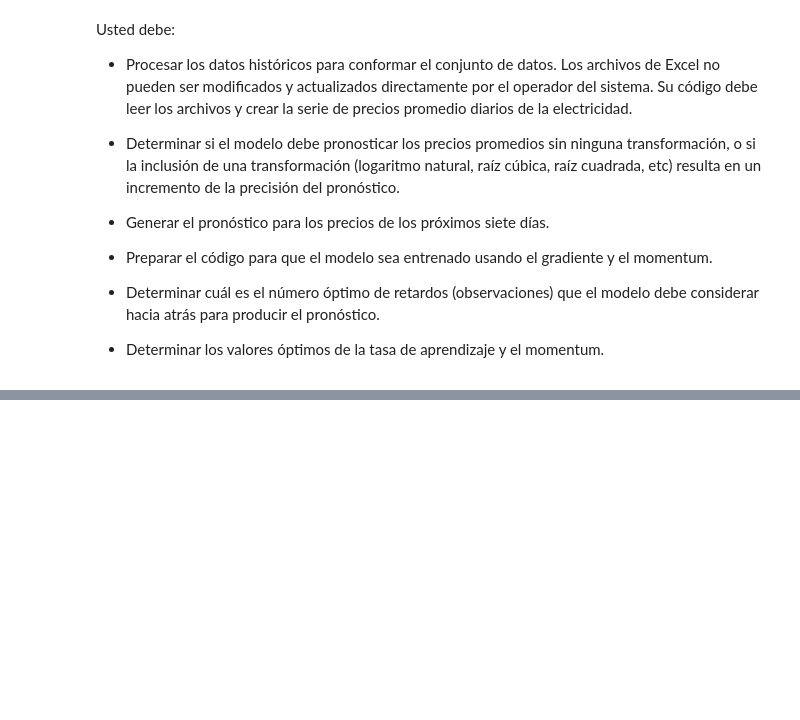
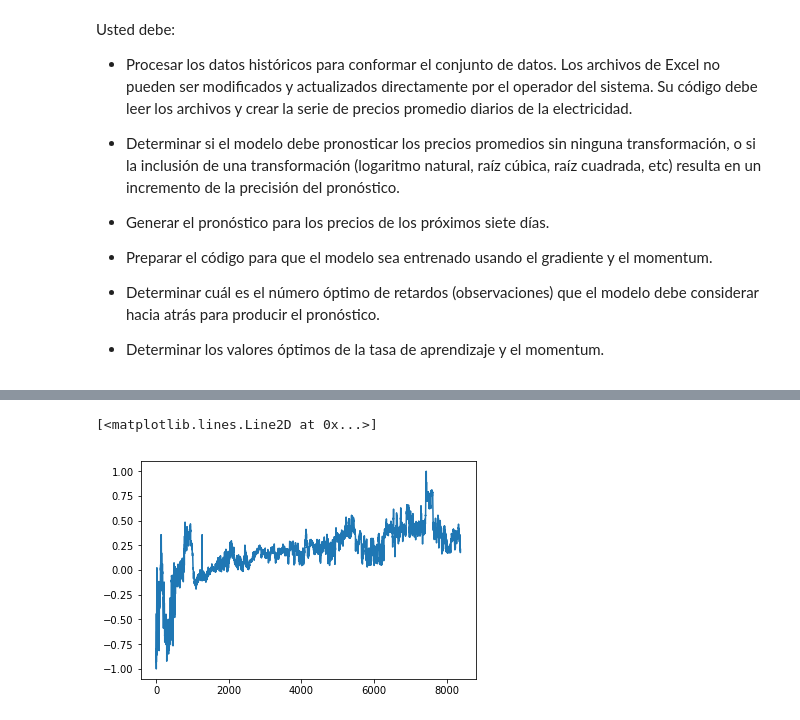
Before and after one commit to ann-2018-03/evaluacion-DavidChaMun, a Jupyter notebook: 01-precios.ipynb, the cells around one changed output, grey strips where cells are left out. Saved outputs shown, nothing was run; the diff lists cells and outputs as text; code cells hidden in the pictures; blank space fills up the shorter version.

Commit message:
Data cleaned and first model trained

```diff
--- a/01-precios.ipynb
+++ b/01-precios.ipynb
@@ -78,0 +91,15 @@ data = cea
+# %%
+nans = sum(pd.isnull(data).sum().values)
+nans_per = 1 - (len(data.index) - nans) / len(data.index)
+
+"""
+    3% of the data are NaNs, since the porcentage is not so big
+    3% < 5%, which is a common confidence value, it is mostly safe
+    to delete the rows where NaNs are present without inquiring in bias
+    print(str(nans_per * 100) + "%")
+"""
+
+data.dropna(how="any", inplace=True)
+data.reset_index(drop=True)
+print("Number of rows left: " + str(len(data.index)))
+data.tail()
@@ -78,0 +115,23 @@ data = cea
+# %%
+"""
+    With the nans out of the way, the next step is calculate the means per row
+    to form the series of daily mean prices
+"""
+
+mean_prices = data.sum(axis=1) / (len(data.columns))
+# %%
+#plt.plot(mean_prices)
+#plt.plot(np.sqrt(mean_prices))
+#plt.plot(np.power(mean_prices, 1/3))
+
+
+
+d = np.log(mean_prices.values)
+d = d.tolist()
+b = max(d)
+a = min(d)
+d = [-1 + ((1-(-1))/(b-a))*(e-a) for e in d]
+plt.plot(d)
+# %% [output]
+[<matplotlib.lines.Line2D at 0x...>]
+[figure, added]
```
Also changed, not shown: parts of 8 cells of this notebook.
